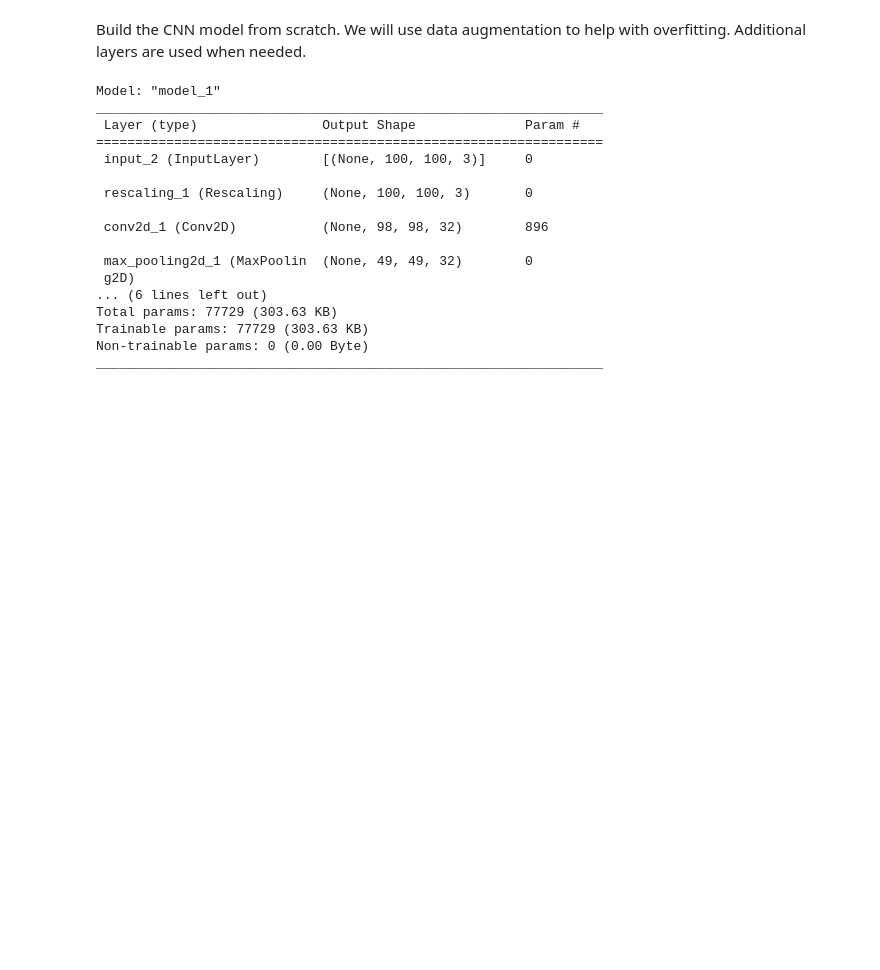
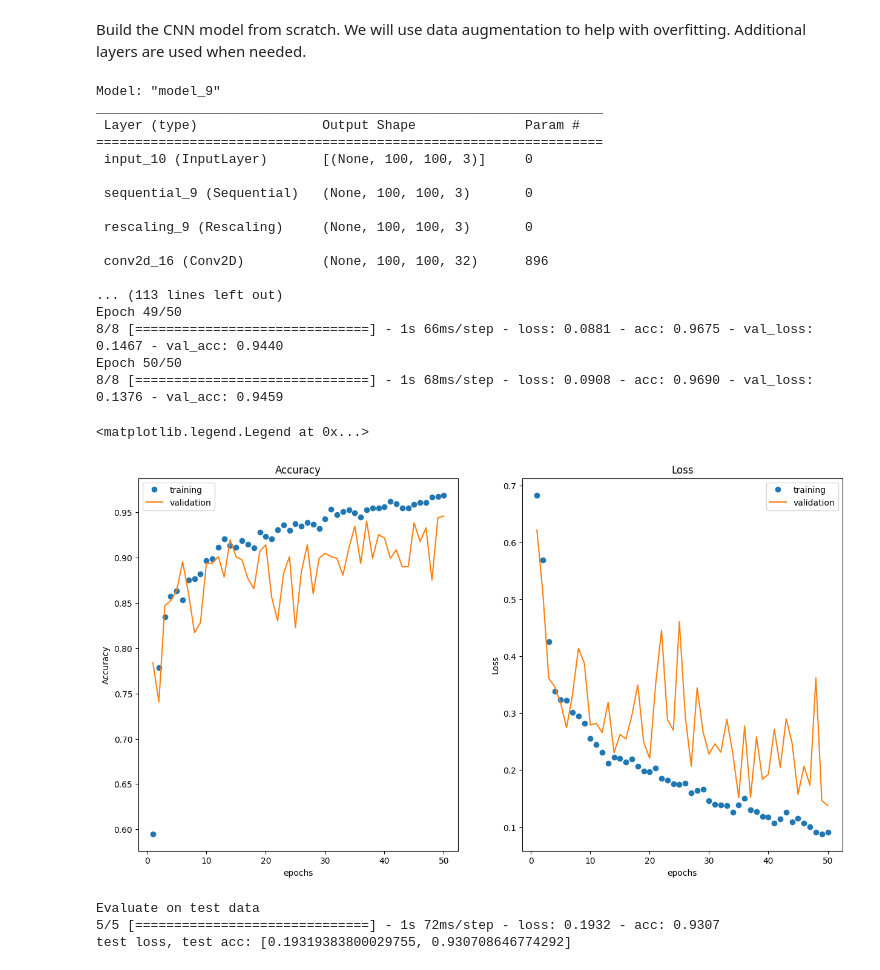
Before and after one commit to malfii/apple_leaf_health, a Jupyter notebook: code/apple_leaf_health.ipynb, the cells around one changed output. Drawn from its saved outputs; the diff is of its cells as text; code cells hidden in the pictures; blank space fills up the shorter version.

Commit message:
started hyperparameter tuning for the original model

```diff
--- a/code/apple_leaf_health.ipynb
+++ b/code/apple_leaf_health.ipynb
@@ -161,8 +161,10 @@ data_augmentation = keras.Sequential([
 
 inputs = keras.Input(shape=(img_size, img_size, 3))
 x = data_augmentation(inputs)
-x = layers.Rescaling(1./255)(inputs)
-x = layers.Conv2D(filters=32, kernel_size=3, activation='relu')(x)
+x = layers.Rescaling(1./255)(x)
+x = layers.Conv2D(filters=32, kernel_size=3, padding='same', activation='relu')(x)
+x = layers.MaxPooling2D(pool_size=2)(x)
+x = layers.Conv2D(filters=64, kernel_size=3, padding='same', activation='relu')(x)
 x = layers.MaxPooling2D(pool_size=2)(x)
 x = layers.Flatten()(x)
 outputs = layers.Dense(1, activation='sigmoid')(x)
@@ -176,22 +178,48 @@ model.compile(loss = 'bce',
 history = model.fit(X_train, y_train,
                     validation_data = (X_val, y_val),
                     batch_size = 256,
-                    epochs = 30)
+                    epochs = 50)
 # %% [output]
-Model: "model_1"
+Model: "model_9"
 _________________________________________________________________
  Layer (type)                Output Shape              Param #
 =================================================================
- input_2 (InputLayer)        [(None, 100, 100, 3)]     0
+ input_10 (InputLayer)       [(None, 100, 100, 3)]     0
 
- rescaling_1 (Rescaling)     (None, 100, 100, 3)       0
+ sequential_9 (Sequential)   (None, 100, 100, 3)       0
 
- conv2d_1 (Conv2D)           (None, 98, 98, 32)        896
+ rescaling_9 (Rescaling)     (None, 100, 100, 3)       0
 
- max_pooling2d_1 (MaxPoolin  (None, 49, 49, 32)        0
- g2D)
-... (6 lines left out)
-Total params: 77729 (303.63 KB)
-Trainable params: 77729 (303.63 KB)
-Non-trainable params: 0 (0.00 Byte)
-_________________________________________________________________
+ conv2d_16 (Conv2D)          (None, 100, 100, 32)      896
+
+... (113 lines left out)
+Epoch 49/50
+8/8 [==============================] - 1s 66ms/step - loss: 0.0881 - acc: 0.9675 - val_loss: 0.1467 - val_acc: 0.9440
+Epoch 50/50
+8/8 [==============================] - 1s 68ms/step - loss: 0.0908 - acc: 0.9690 - val_loss: 0.1376 - val_acc: 0.9459
+# %%
+fig, axes = plt.subplots(1, 2, figsize = (15, 8))
+axes[0].plot(range(1,len(history.history['acc'])+1), history.history['acc'], marker='o', linestyle= '', label='training')
+axes[0].plot(range(1,len(history.history['acc'])+1), history.history['val_acc'], label='validation')
+axes[0].set_title('Accuracy')
+axes[0].set_xlabel('epochs')
+axes[0].set_ylabel('Accuracy')
+axes[0].legend()
+axes[1].plot(range(1,len(history.history['loss'])+1), history.history['loss'], marker='o', linestyle= '', label='training')
+axes[1].plot(range(1,len(history.history['loss'])+1), history.history['val_loss'], label='validation')
+axes[1].set_title('Loss')
+axes[1].set_xlabel('epochs')
+axes[1].set_ylabel('Loss')
+axes[1].legend()
+# %% [output]
+<matplotlib.legend.Legend at 0x...>
+[figure, added]
+# %%
+# to evaluate the model on the test data
+print("Evaluate on test data")
+results = model.evaluate(X_test, y_test, batch_size=128)
+print("test loss, test acc:", results)
+# %% [output]
+Evaluate on test data
+5/5 [==============================] - 1s 72ms/step - loss: 0.1932 - acc: 0.9307
+test loss, test acc: [0.19319383800029755, 0.930708646774292]
```
